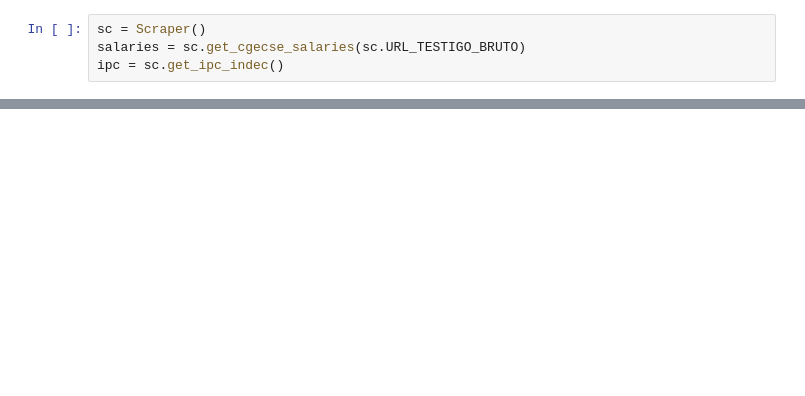
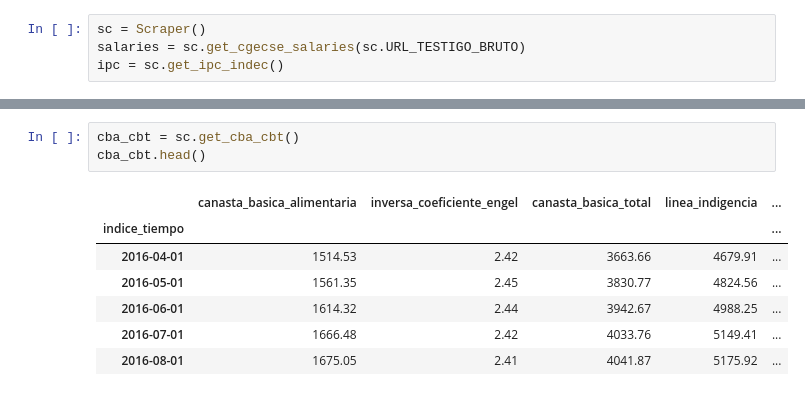
Before and after one commit to jbeiroa/teacher_salaries, a Jupyter notebook: test_ground.ipynb, the cells around one changed output, grey strips where cells are left out. Saved outputs shown, nothing was run; the diff lists cells and outputs as text; blank space fills up the shorter version.

```diff
--- a/test_ground.ipynb
+++ b/test_ground.ipynb
@@ -145,0 +58,11 @@ datetime.datetime(1917, 4, 24, 0, 0)
+# %%
+cba_cbt = sc.get_cba_cbt()
+cba_cbt.head()
+# %% [output]
+|  | canasta_basica_alimentaria | inversa_coeficiente_engel | canasta_basica_total | linea_indigencia | ... |
+| indice_tiempo |  |  |  |  | ... |
+| 2016-04-01 | 1514.53 | 2.42 | 3663.66 | 4679.91 | ... |
+| 2016-05-01 | 1561.35 | 2.45 | 3830.77 | 4824.56 | ... |
+| 2016-06-01 | 1614.32 | 2.44 | 3942.67 | 4988.25 | ... |
+| 2016-07-01 | 1666.48 | 2.42 | 4033.76 | 5149.41 | ... |
+| 2016-08-01 | 1675.05 | 2.41 | 4041.87 | 5175.92 | ... |
```
Also changed, not shown: parts of 19 cells of this notebook, 3 other files.
